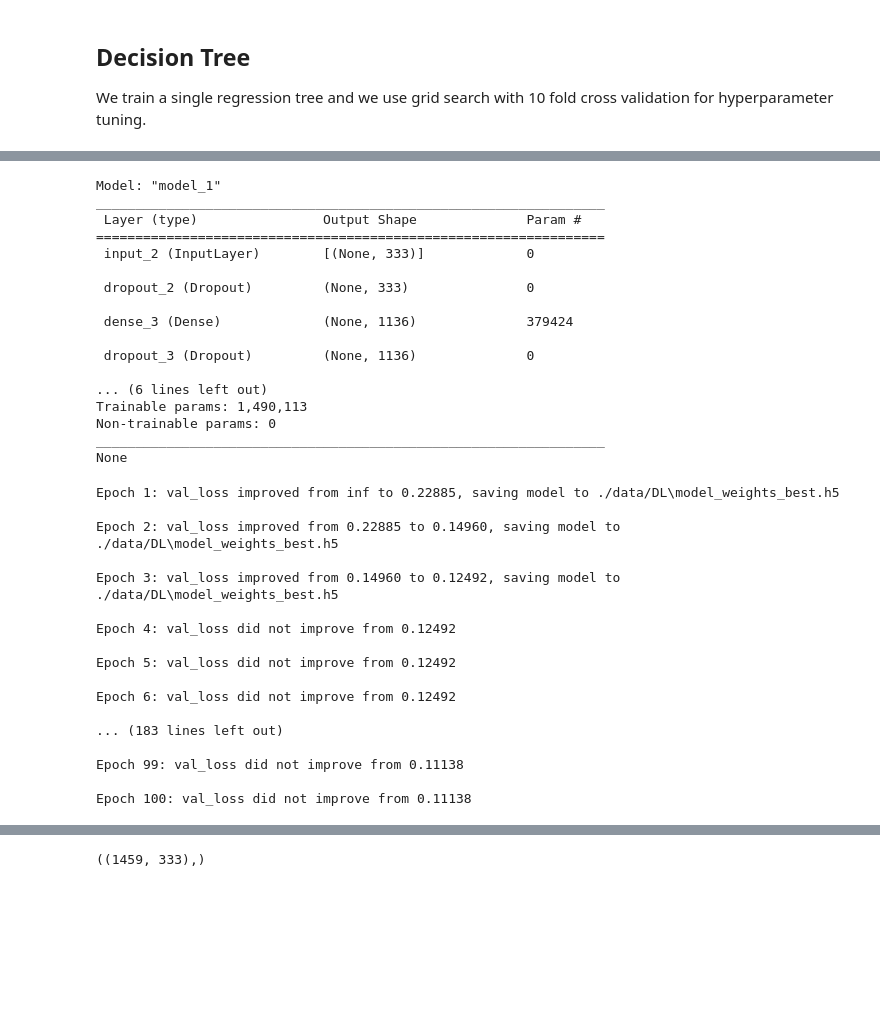
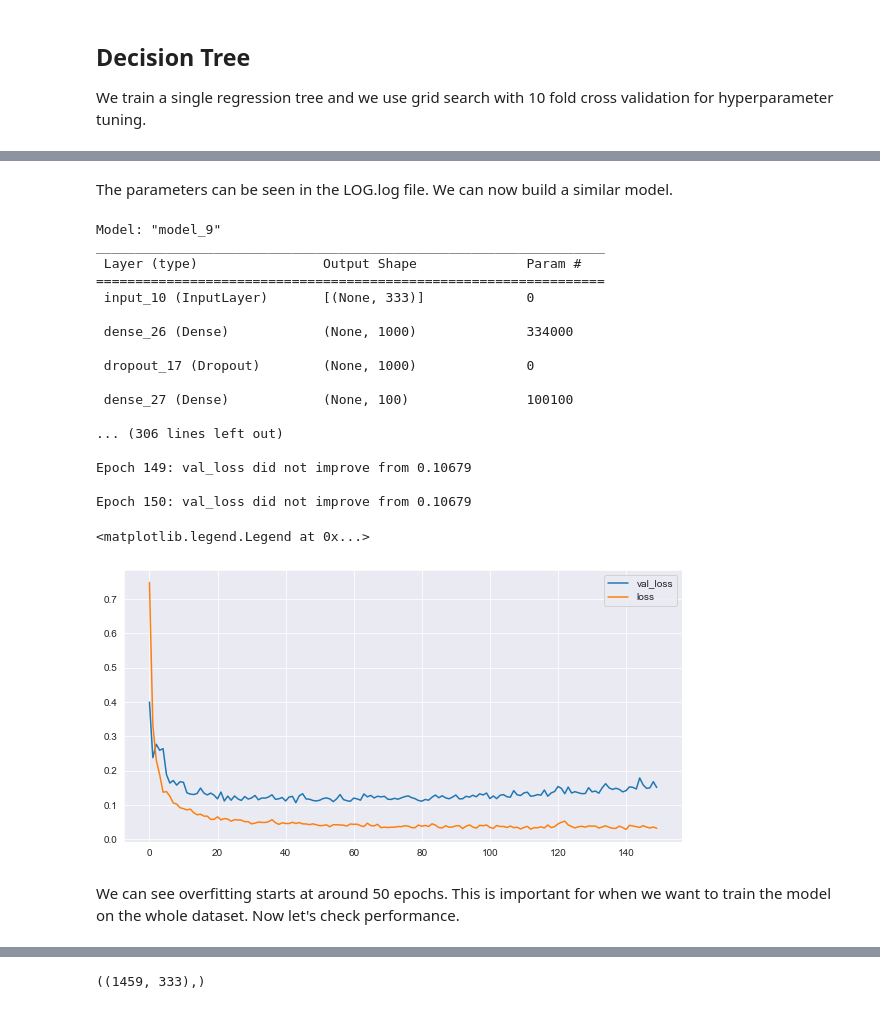
Before and after one commit to tamgyen/data_mining, a Jupyter notebook: tamas_gyenis_IFYYLT_comp_1.ipynb, the cells around one changed output, grey strips where cells are left out. Cells and saved outputs as stored; diff of their text form; code cells hidden in the pictures; blank space fills up the shorter version.

```diff
--- a/tamas_gyenis_IFYYLT_comp_1.ipynb
+++ b/tamas_gyenis_IFYYLT_comp_1.ipynb
@@ -520,22 +534,6 @@ best_hps=tuner.get_best_hyperparameters(num_trials=1)[0]
 # %%
-model = tuner.hypermodel.build(best_hps)
-print(model.summary())
+# model_1 = tuner.hypermodel.build(best_hps)
+# print(model_1.summary())
-# %% [output]
-Model: "model_1"
-_________________________________________________________________
- Layer (type)                Output Shape              Param #
-=================================================================
- input_2 (InputLayer)        [(None, 333)]             0
-
- dropout_2 (Dropout)         (None, 333)               0
-
- dense_3 (Dense)             (None, 1136)              379424
-
- dropout_3 (Dropout)         (None, 1136)              0
-
-... (6 lines left out)
-Trainable params: 1,490,113
-Non-trainable params: 0
-_________________________________________________________________
-None
+# %% [markdown]
+The parameters can be seen in the LOG.log file. We can now build a similar model.
 # %%
@@ -567,34 +555,47 @@ None
 # %%
+# define a checkpont callback
 callbacks = [
     ModelCheckpoint(f'./data/DL/model_weights_best.h5',
                              monitor='val_loss', verbose=1,
                              save_best_only=True, mode='min')
 ]
+# get the model
+model = build()
 
 # fit
 hist = model.fit(x=x_train,
                  y=y_train,
                  validation_data=(x_eval, y_eval),
-                 epochs=100,
+                 epochs=150,
                  batch_size=32,
                  callbacks=callbacks,
                  verbose=0)
 # %% [output]
-Epoch 1: val_loss improved from inf to 0.22885, saving model to ./data/DL\model_weights_best.h5
+Model: "model_9"
+_________________________________________________________________
+ Layer (type)                Output Shape              Param #
+=================================================================
+ input_10 (InputLayer)       [(None, 333)]             0
 
-Epoch 2: val_loss improved from 0.22885 to 0.14960, saving model to ./data/DL\model_weights_best.h5
+ dense_26 (Dense)            (None, 1000)              334000
 
-Epoch 3: val_loss improved from 0.14960 to 0.12492, saving model to ./data/DL\model_weights_best.h5
+ dropout_17 (Dropout)        (None, 1000)              0
 
-Epoch 4: val_loss did not improve from 0.12492
+ dense_27 (Dense)            (None, 100)               100100
 
-Epoch 5: val_loss did not improve from 0.12492
+... (306 lines left out)
 
-Epoch 6: val_loss did not improve from 0.12492
+Epoch 149: val_loss did not improve from 0.10679
 
-... (183 lines left out)
-
-Epoch 99: val_loss did not improve from 0.11138
-
-Epoch 100: val_loss did not improve from 0.11138
+Epoch 150: val_loss did not improve from 0.10679
+# %%
+plt.figure(10, (10, 5))
+plt.plot(hist.history['val_loss'])
+plt.plot(hist.history['loss'])
+plt.legend(['val_loss', 'loss'])
+# %% [output]
+<matplotlib.legend.Legend at 0x...>
+[figure, added]
+# %% [markdown]
+We can see overfitting starts at around 50 epochs. This is important for when we want to train the model on the whole dataset. Now let's check performance.
 # %%
```
Also changed, not shown: parts of 29 cells of this notebook.
